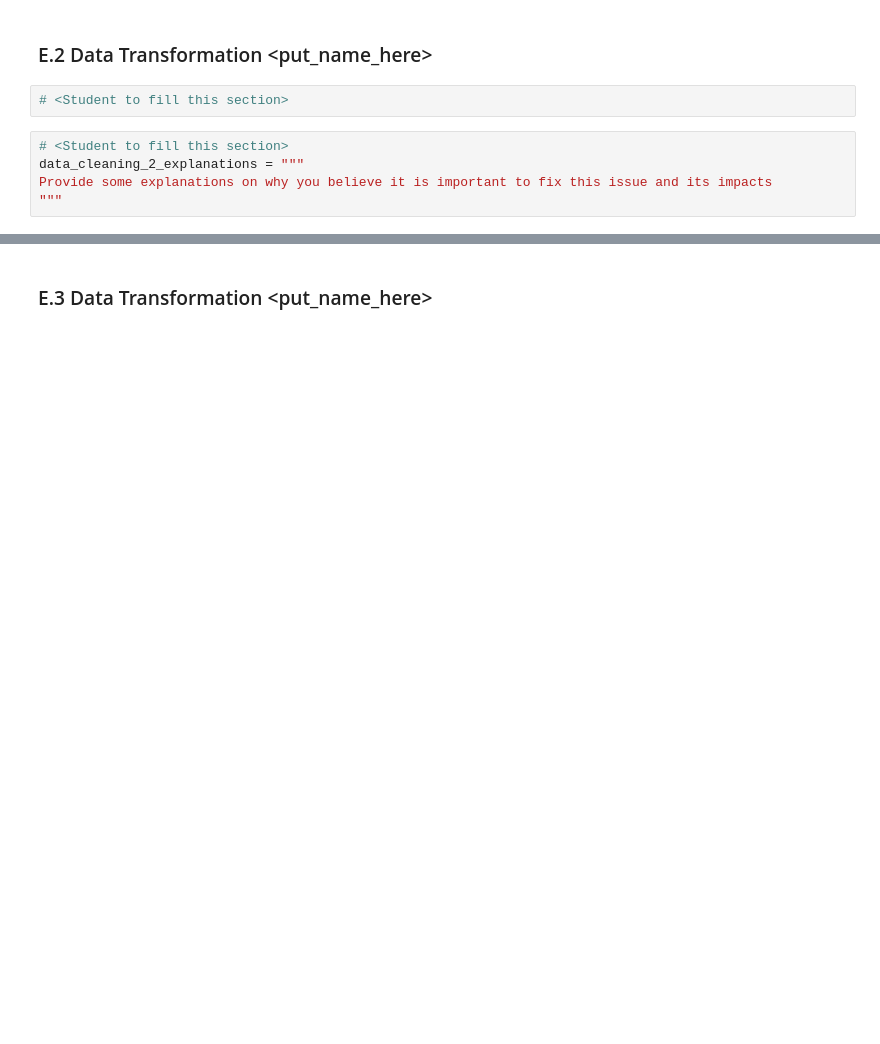
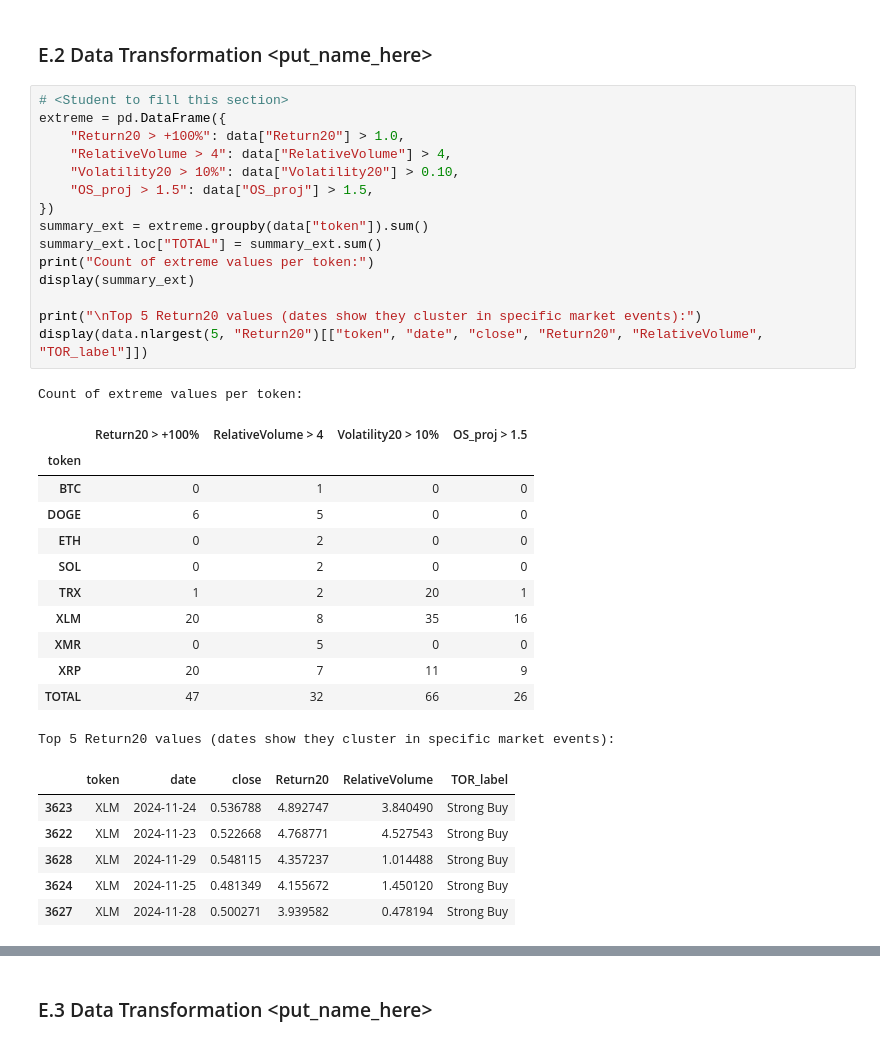
Before and after one commit to Vego08/36120-at3-group12-experiments, a Jupyter notebook: notebooks/36120_26SP_AT3_group12_26059271_experiment.ipynb, the cells around one changed output, grey strips where cells are left out. Drawn from its saved outputs; the diff is of its cells as text; blank space fills up the shorter version.

```diff
--- a/notebooks/36120_26SP_AT3_group12_26059271_experiment.ipynb
+++ b/notebooks/36120_26SP_AT3_group12_26059271_experiment.ipynb
@@ -1000,9 +1174,37 @@ Provide some explanations on why you believe it is important to fix this issue a
 # %% [markdown]
 ### E.2 Data Transformation <put_name_here>
-# %%
-# <Student to fill this section>
-# %%
-# <Student to fill this section>
-data_cleaning_2_explanations = """
-Provide some explanations on why you believe it is important to fix this issue and its impacts
-"""
+# %%
+# <Student to fill this section>
+extreme = pd.DataFrame({
+    "Return20 > +100%": data["Return20"] > 1.0,
+    "RelativeVolume > 4": data["RelativeVolume"] > 4,
+    "Volatility20 > 10%": data["Volatility20"] > 0.10,
+    "OS_proj > 1.5": data["OS_proj"] > 1.5,
+})
+summary_ext = extreme.groupby(data["token"]).sum()
+summary_ext.loc["TOTAL"] = summary_ext.sum()
+print("Count of extreme values per token:")
+display(summary_ext)
+
+print("\nTop 5 Return20 values (dates show they cluster in specific market events):")
+display(data.nlargest(5, "Return20")[["token", "date", "close", "Return20", "RelativeVolume", "TOR_label"]])
+# %% [output]
+Count of extreme values per token:
+|  | Return20 > +100% | RelativeVolume > 4 | Volatility20 > 10% | OS_proj > 1.5 |
+| token |  |  |  |  |
+| BTC | 0 | 1 | 0 | 0 |
+| DOGE | 6 | 5 | 0 | 0 |
+| ETH | 0 | 2 | 0 | 0 |
+| SOL | 0 | 2 | 0 | 0 |
+| TRX | 1 | 2 | 20 | 1 |
+| XLM | 20 | 8 | 35 | 16 |
+| XMR | 0 | 5 | 0 | 0 |
+| XRP | 20 | 7 | 11 | 9 |
+| TOTAL | 47 | 32 | 66 | 26 |
+Top 5 Return20 values (dates show they cluster in specific market events):
+|  | token | date | close | Return20 | RelativeVolume | TOR_label |
+| 3623 | XLM | 2024-11-24 | 0.536788 | 4.892747 | 3.840490 | Strong Buy |
+| 3622 | XLM | 2024-11-23 | 0.522668 | 4.768771 | 4.527543 | Strong Buy |
+| 3628 | XLM | 2024-11-29 | 0.548115 | 4.357237 | 1.014488 | Strong Buy |
+| 3624 | XLM | 2024-11-25 | 0.481349 | 4.155672 | 1.450120 | Strong Buy |
+| 3627 | XLM | 2024-11-28 | 0.500271 | 3.939582 | 0.478194 | Strong Buy |
```
Also changed, not shown: parts of 108 cells of this notebook, 3 other files.
